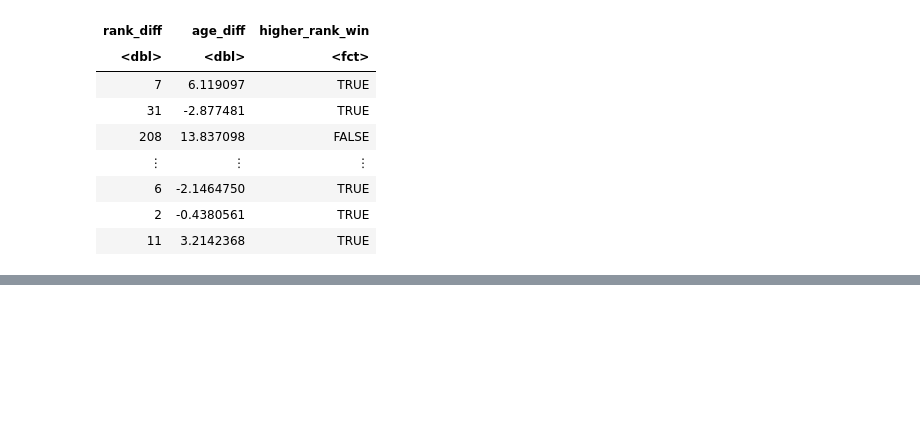
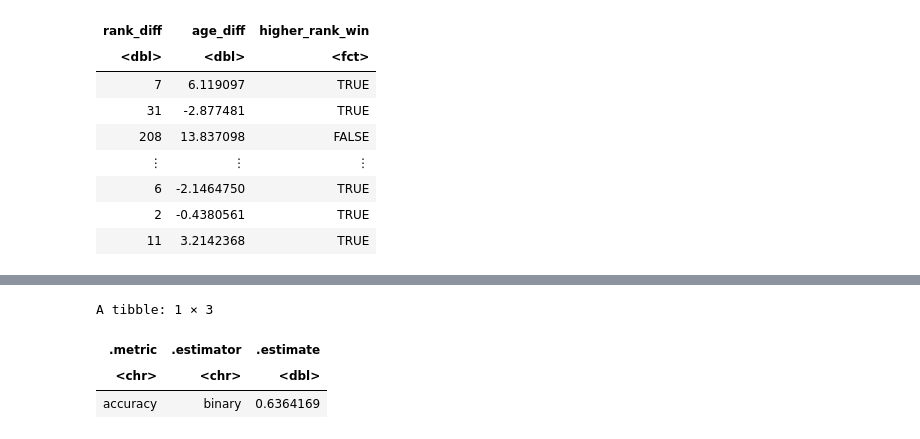
Before and after one commit to nitahieb/dsci100project, a Jupyter notebook: project.ipynb, the cells around one changed output, grey strips where cells are left out. Saved outputs shown, nothing was run; the diff lists cells and outputs as text; code cells hidden in the pictures; blank space fills up the shorter version.

```diff
--- a/project.ipynb
+++ b/project.ipynb
@@ -28,10 +28,11 @@ set.seed(9999)
 #splitting the original data set into a training and testing data set.
 tennis_split <- initial_split(tennis_data, prop = 0.75, strata = higher_rank_win, na.rm=TRUE)
 tennis_train_temp <- training(tennis_split)
-tennis_test <- testing(tennis_split)
+tennis_test_temp <- testing(tennis_split)
 
-#removing any NA logicals from training data
+#removing any NA logicals from training data & testing data
 tennis_train <- na.omit(tennis_train_temp)
+tennis_test <- na.omit(tennis_test_temp)
 # %%
 ## exploratory data analysis
 tennis_train
@@ -96,6 +97,8 @@ tennis_train_plot
 # our data in <fct>
 tennis_train <- tennis_train %>%
                 mutate(higher_rank_win = as.factor(higher_rank_win))
+tennis_test <- tennis_test %>%
+                mutate(higher_rank_win = as.factor(higher_rank_win))
 tennis_train
 # %% [output]
 A tibble: 5146 × 3
@@ -167,0 +172,34 @@ accuracy_vs_k
+# %%
+# working with testing data and new K value
+
+# creating new recipe using testing tennis data set
+tennis_test_recipe <- recipe(higher_rank_win ~ age_diff + rank_diff, data = tennis_test) %>%
+                step_scale(all_predictors()) %>%
+                step_center(all_predictors())
+
+# recreating K-Nearest Neighbors Classification Specification for testing data
+knn_test_spec <- nearest_neighbor(weight_func = "rectangular", neighbors = 170) %>%
+                    set_engine("kknn") %>%
+                    set_mode("classification")
+
+# retraining classifier using new recipe, model specification, and testing data
+tennis_test_fit <- workflow() %>%
+            add_recipe(tennis_test_recipe) %>%
+            add_model(knn_test_spec) %>%
+            fit(data = tennis_test)
+
+# binding predictions to testing data
+tennis_predictions <- predict(tennis_test_fit, tennis_test) %>%
+                        bind_cols(tennis_test)
+
+# extracting prediction accuracy of the classifier
+tennis_metrics <- tennis_predictions %>%
+                        metrics(truth = higher_rank_win, estimate = .pred_class) %>%
+                        filter(.metric == "accuracy")
+tennis_metrics
+# the classifier we have trained is 63.64% accurate
+# %% [output]
+A tibble: 1 × 3
+| .metric | .estimator | .estimate |
+| <chr> | <chr> | <dbl> |
+| accuracy | binary | 0.6364169 |
```
Also changed, not shown: parts of 2 cells of this notebook.
